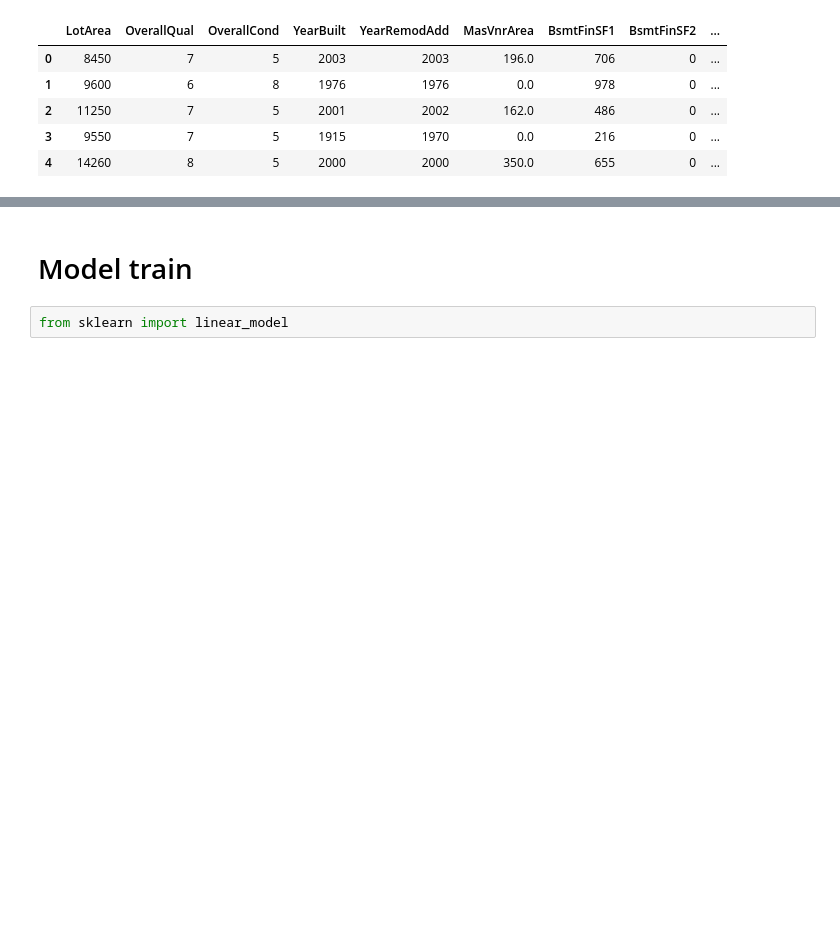
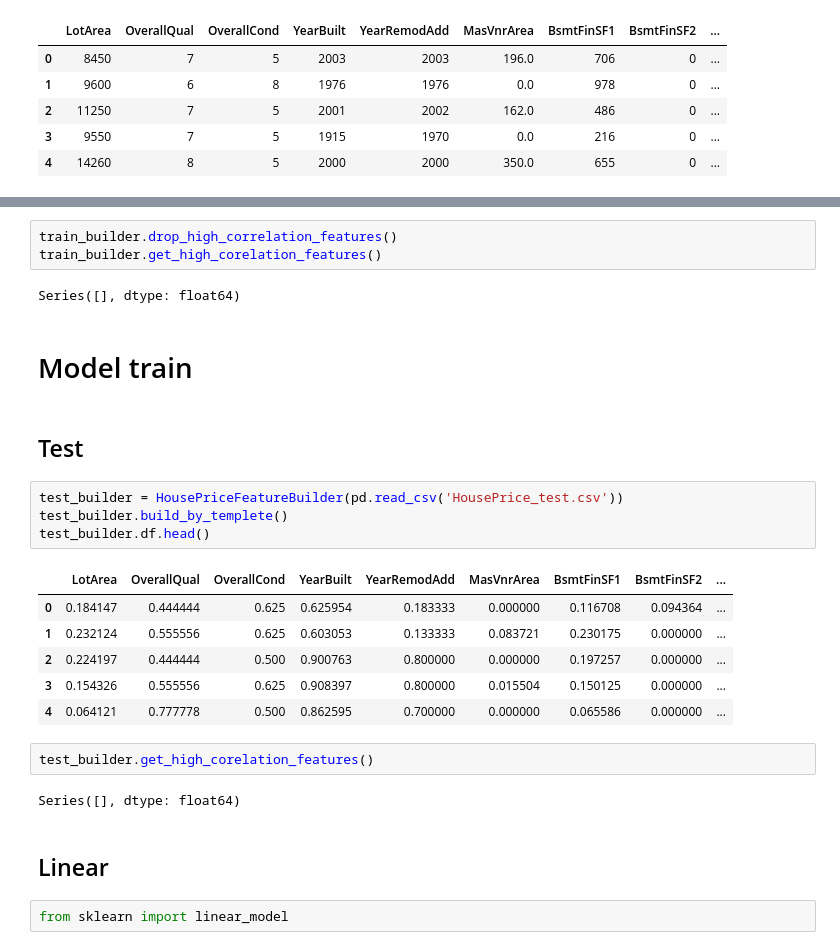
Before and after one commit to SerhiiDolhopolovCoder/study, a Jupyter notebook: ML/Dolhopolov_ML_3/main.ipynb, the cells around one changed output, grey strips where cells are left out. Cells and saved outputs as stored; diff of their text form; blank space fills up the shorter version.

```diff
--- a/ML/Dolhopolov_ML_3/main.ipynb
+++ b/ML/Dolhopolov_ML_3/main.ipynb
@@ -227,5 +223,29 @@ Name: count, dtype: int64
+# %%
+train_builder.drop_high_correlation_features()
+train_builder.get_high_corelation_features()
+# %% [output]
+Series([], dtype: float64)
 # %% [markdown]
 # Model train
+# %% [markdown]
+## Test
+# %%
+test_builder = HousePriceFeatureBuilder(pd.read_csv('HousePrice_test.csv'))
+test_builder.build_by_templete()
+test_builder.df.head()
+# %% [output]
+|  | LotArea | OverallQual | OverallCond | YearBuilt | YearRemodAdd | MasVnrArea | BsmtFinSF1 | BsmtFinSF2 | ... |
+| 0 | 0.184147 | 0.444444 | 0.625 | 0.625954 | 0.183333 | 0.000000 | 0.116708 | 0.094364 | ... |
+| 1 | 0.232124 | 0.555556 | 0.625 | 0.603053 | 0.133333 | 0.083721 | 0.230175 | 0.000000 | ... |
+| 2 | 0.224197 | 0.444444 | 0.500 | 0.900763 | 0.800000 | 0.000000 | 0.197257 | 0.000000 | ... |
+| 3 | 0.154326 | 0.555556 | 0.625 | 0.908397 | 0.800000 | 0.015504 | 0.150125 | 0.000000 | ... |
+| 4 | 0.064121 | 0.777778 | 0.500 | 0.862595 | 0.700000 | 0.000000 | 0.065586 | 0.000000 | ... |
+# %%
+test_builder.get_high_corelation_features()
+# %% [output]
+Series([], dtype: float64)
+# %% [markdown]
+## Linear
 # %%
 from sklearn import linear_model
 # %%
```
Also changed, not shown: parts of 29 cells of this notebook, 3 other files.
